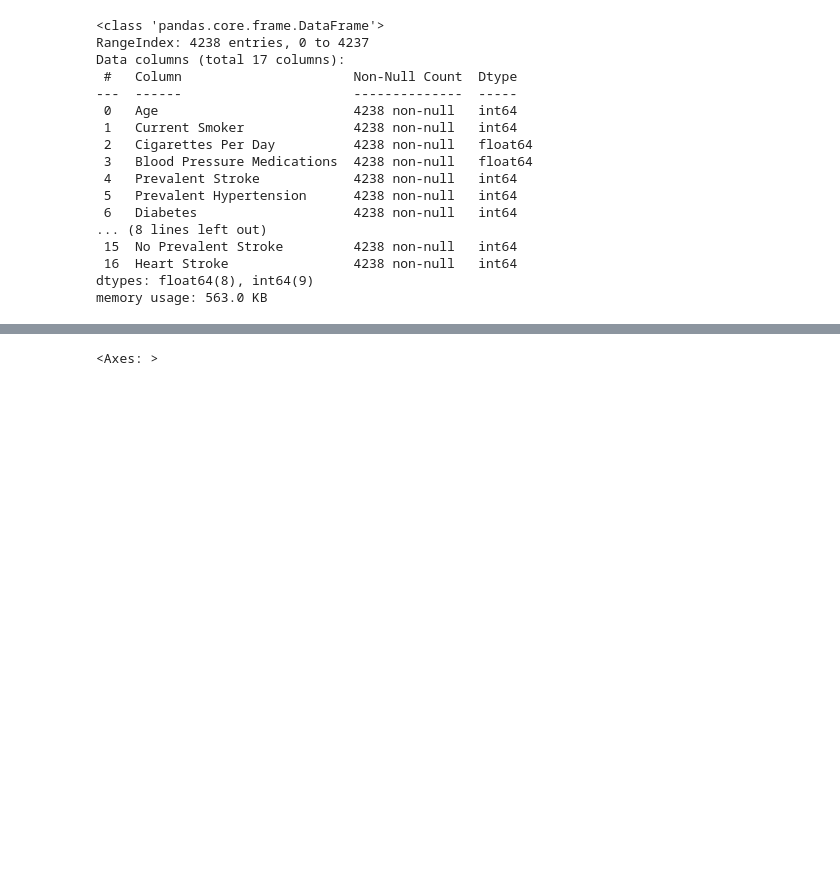
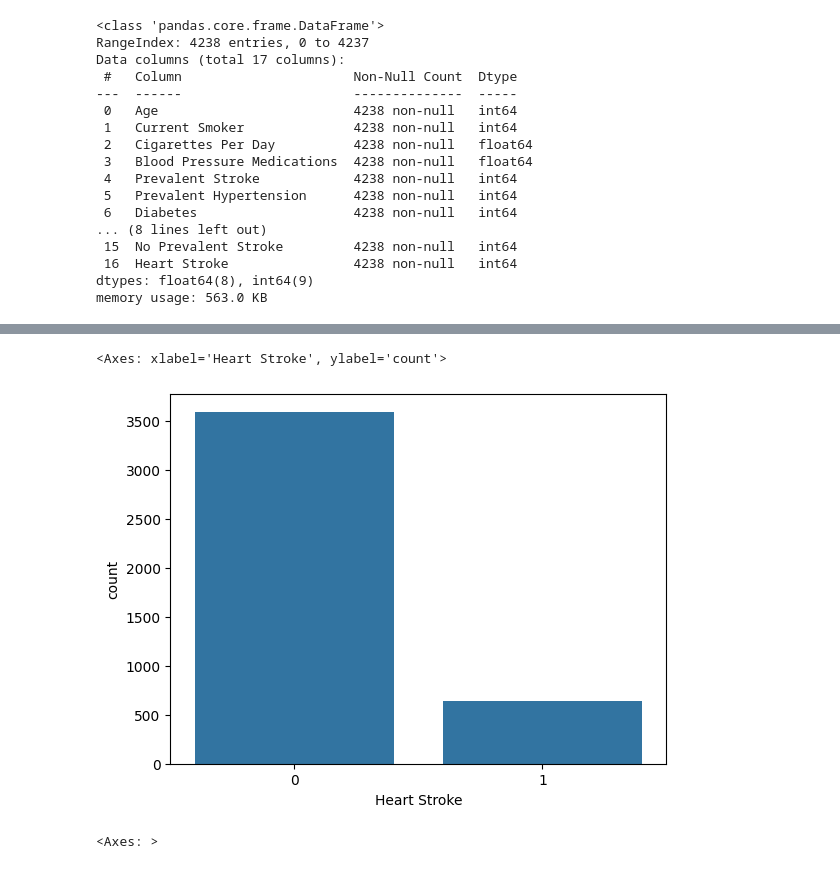
Before and after one commit to Elektroblade/cpsc499aml2024_final_project_team2_ditner_and_stobbe, a Jupyter notebook: cpsc499aml2024_final_project_team2_ditner_and_stobbe.ipynb, the cells around one changed output, grey strips where cells are left out. Saved outputs shown, nothing was run; the diff lists cells and outputs as text; code cells hidden in the pictures; blank space fills up the shorter version.

Commit message:
Added column csv and plots of target variable distribution

```diff
--- a/cpsc499aml2024_final_project_team2_ditner_and_stobbe.ipynb
+++ b/cpsc499aml2024_final_project_team2_ditner_and_stobbe.ipynb
@@ -223,3 +307,8 @@ memory usage: 563.0 KB
+# %%
+sns.countplot(x='Heart Stroke', data=cleaned_data)
+# %% [output]
+<Axes: xlabel='Heart Stroke', ylabel='count'>
+[figure, added]
 # %%
 mask = np.triu(np.ones_like(cleaned_data.corr(numeric_only=True)))
 plt.figure(figsize=(18,7))
```
Also changed, not shown: parts of 10 cells of this notebook, 4 other files.
